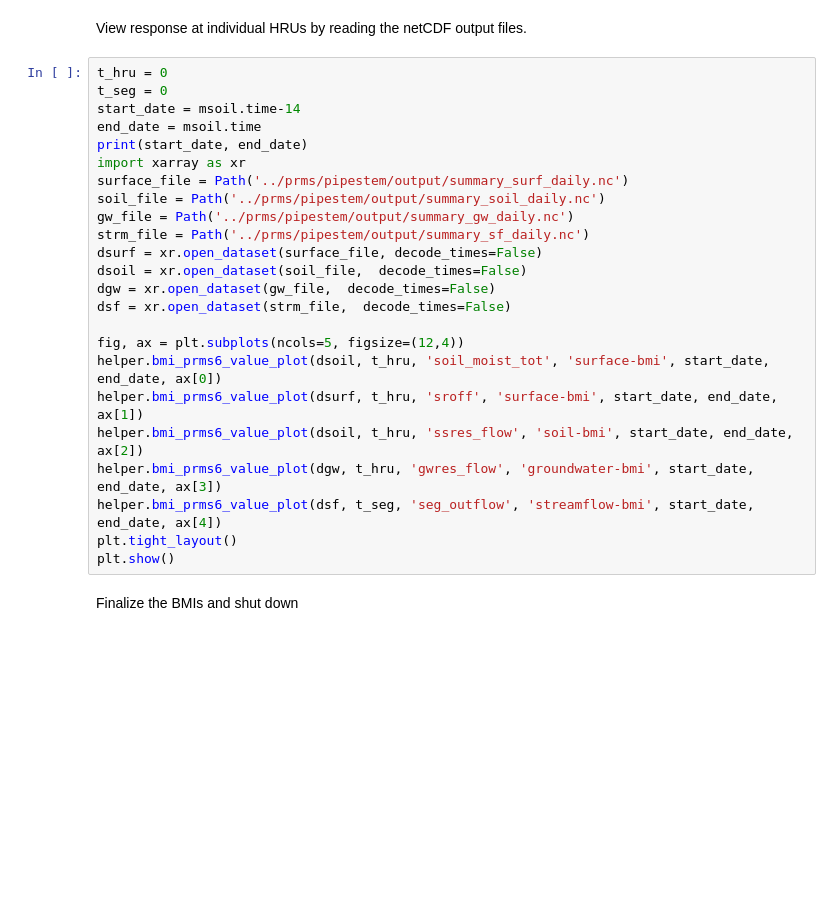
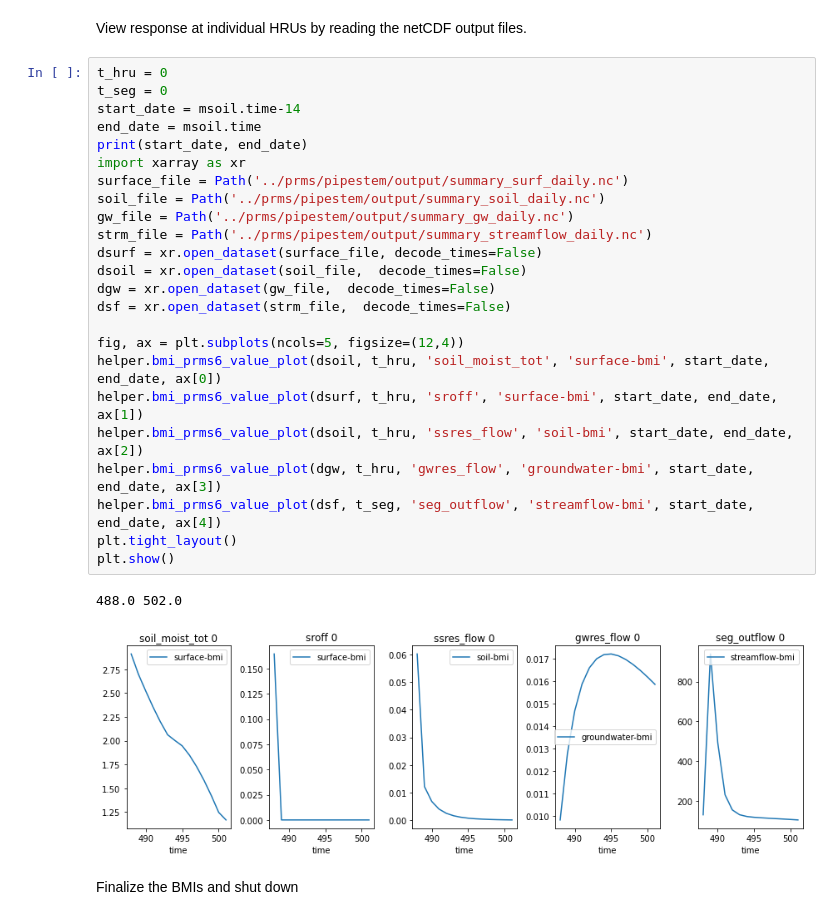
Before and after one commit to nhm-usgs/bmi-prms-demo, a Jupyter notebook: notebooks/04_Run_Coupled_PRMS.ipynb, the cells around one changed output. Drawn from its saved outputs; the diff is of its cells as text; blank space fills up the shorter version.

```diff
--- a/notebooks/04_Run_Coupled_PRMS.ipynb
+++ b/notebooks/04_Run_Coupled_PRMS.ipynb
@@ -343,27 +341,30 @@ View response at individual HRUs by reading the netCDF output files.
 # %%
 t_hru = 0
 t_seg = 0
 start_date = msoil.time-14
 end_date = msoil.time
 print(start_date, end_date)
 import xarray as xr
 surface_file = Path('../prms/pipestem/output/summary_surf_daily.nc')
 soil_file = Path('../prms/pipestem/output/summary_soil_daily.nc')
 gw_file = Path('../prms/pipestem/output/summary_gw_daily.nc')
-strm_file = Path('../prms/pipestem/output/summary_sf_daily.nc')
+strm_file = Path('../prms/pipestem/output/summary_streamflow_daily.nc')
 dsurf = xr.open_dataset(surface_file, decode_times=False)
 dsoil = xr.open_dataset(soil_file,  decode_times=False)
 dgw = xr.open_dataset(gw_file,  decode_times=False)
 dsf = xr.open_dataset(strm_file,  decode_times=False)
 
 fig, ax = plt.subplots(ncols=5, figsize=(12,4))
 helper.bmi_prms6_value_plot(dsoil, t_hru, 'soil_moist_tot', 'surface-bmi', start_date, end_date, ax[0])
 helper.bmi_prms6_value_plot(dsurf, t_hru, 'sroff', 'surface-bmi', start_date, end_date, ax[1])
 helper.bmi_prms6_value_plot(dsoil, t_hru, 'ssres_flow', 'soil-bmi', start_date, end_date, ax[2])
 helper.bmi_prms6_value_plot(dgw, t_hru, 'gwres_flow', 'groundwater-bmi', start_date, end_date, ax[3])
 helper.bmi_prms6_value_plot(dsf, t_seg, 'seg_outflow', 'streamflow-bmi', start_date, end_date, ax[4])
 plt.tight_layout()
 plt.show()
+# %% [output]
+488.0 502.0
+[figure, added]
 # %% [markdown]
 Finalize the BMIs and shut down
 # %%
```
Also changed, not shown: parts of 7 cells of this notebook, 3 other files.
